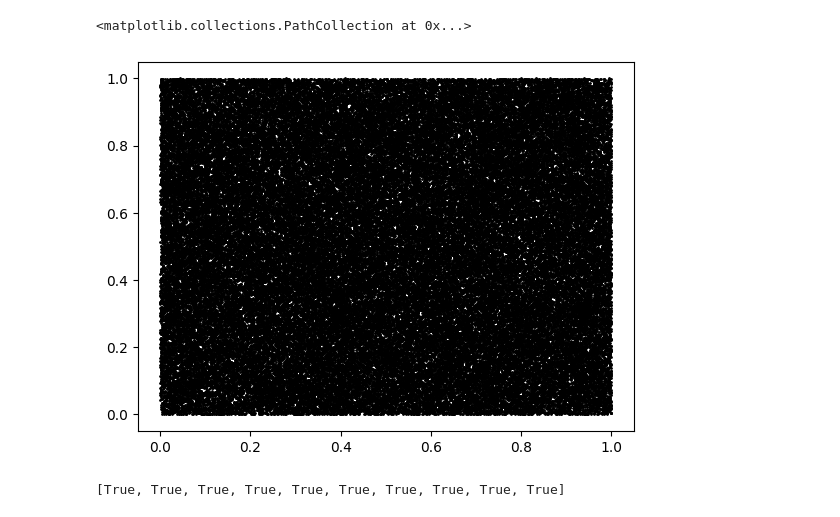
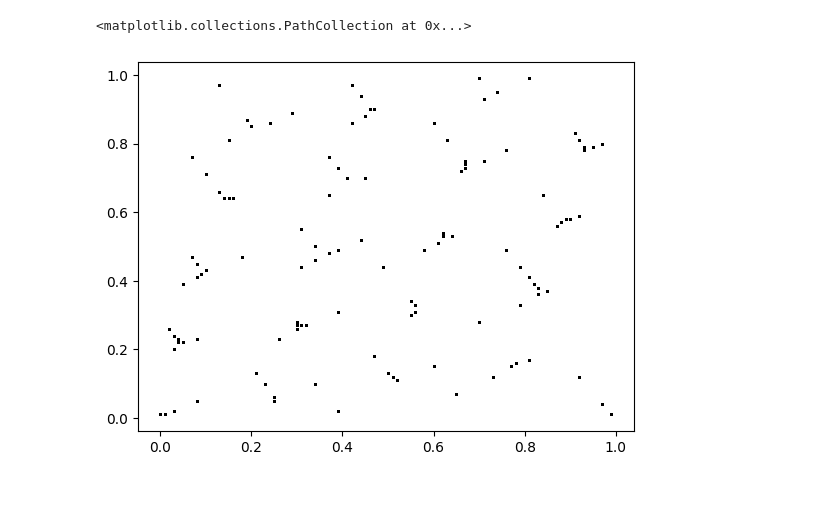
Before and after one commit to fbpazos/Trabajo-Fin-Master, a Jupyter notebook: Python_BNumMet/Demos/Randomness.ipynb, the cells around one changed output. Saved outputs shown, nothing was run; the diff lists cells and outputs as text; code cells hidden in the pictures.

```diff
--- a/Python_BNumMet/Demos/Randomness.ipynb
+++ b/Python_BNumMet/Demos/Randomness.ipynb
@@ -27,12 +21,31 @@ Random.genrand()
-# %%
-# Test Random.genrand()
-import matplotlib.pyplot as plt
-
-xy = [(Random.genrand(), Random.genrand()) for i in range(100000)]
-plt.scatter(*zip(*xy), s=1, c="black")
-# %% [output]
-<matplotlib.collections.PathCollection at 0x...>
-[figure, removed]
+# %%
+# Test Random.genrand()
+import matplotlib.pyplot as plt
+from BNumMet import Random
+
+xy_fail1 = [
+    (
+        Random.marsaglia_rand(base=100, lag_r=2, lag_s=1, carry=0, seed_tuple=(0, 1)),
+        Random.marsaglia_rand(base=100, lag_r=2, lag_s=1, carry=0, seed_tuple=(0, 1)),
+    )
+    for i in range(100000)
+]
+
+
+fail2 = (
+    lambda: float(
+        (int(Random.lehmers_rand(a=65539, c=0, m=2**31, x=123) * (2**31)) >> 23)
+        & 0xFF
+    )
+    / 255
+)
+xy_fail2 = [(fail2(), fail2()) for i in range(100000)]
+
+
+plt.scatter(*zip(*xy_fail1), s=1, c="black")
+# %% [output]
+<matplotlib.collections.PathCollection at 0x...>
+[figure, added]
 # %%
 import numpy
 from nistrng import *
@@ -49,11 +62,11 @@ binary_sequence: numpy.ndarray = pack_sequence(sequence)
 eligible_battery: dict = check_eligibility_all_battery(
     binary_sequence, SP800_22R1A_BATTERY
 )
+for i in eligible_battery:
+    print(i)
 
 # Test the sequence on the eligible tests
 results = run_all_battery(binary_sequence, eligible_battery, False)
 # Print results one by one
-results = [result.passed for result, _ in results if result.passed]
+results = [result.passed for result, _ in results]
 print(results)
-# %% [output]
-[True, True, True, True, True, True, True, True, True, True]
```
Also changed, not shown: parts of 5 cells of this notebook, 36 other files.
